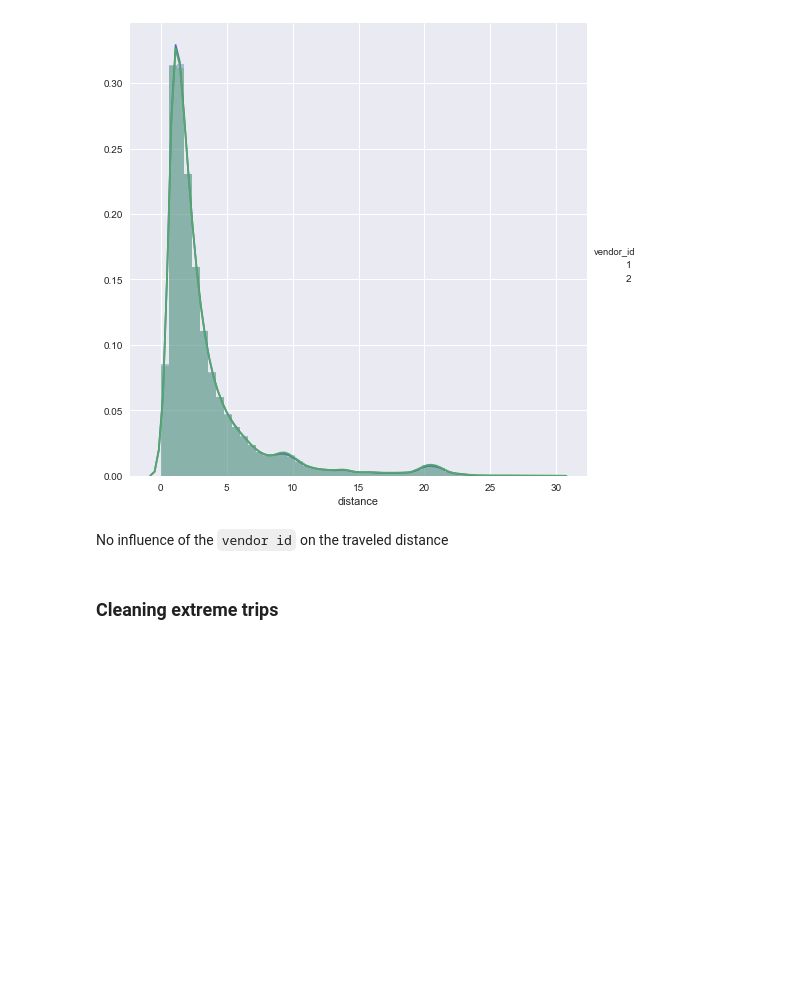
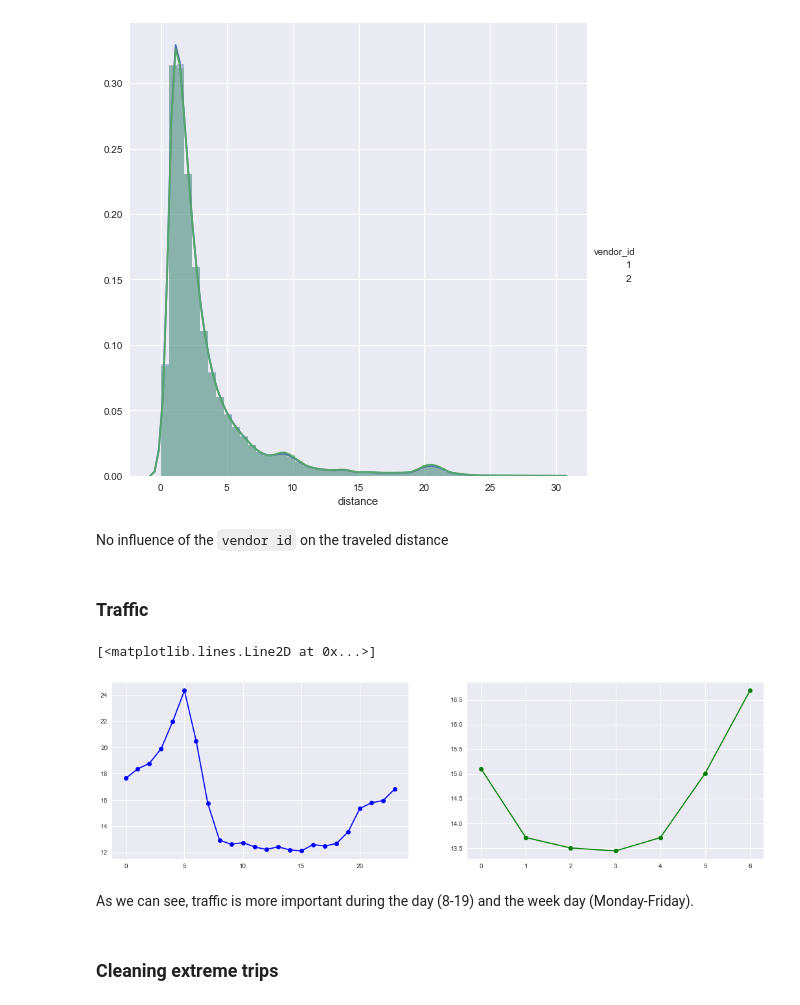
Before and after one commit to alexattia/Data-Science-Projects, a Jupyter notebook: KaggleTaxiTrip/Exploring the dataset.ipynb, the cells around one changed output. Saved outputs shown, nothing was run; the diff lists cells and outputs as text; code cells hidden in the pictures; blank space fills up the shorter version.

Commit message:
Add traffic during rush hours

```diff
--- a/KaggleTaxiTrip/Exploring the dataset.ipynb
+++ b/KaggleTaxiTrip/Exploring the dataset.ipynb
@@ -133,6 +143,17 @@ g.add_legend({'green': 'vendor 1', 'blue':"vendor 2"})
 [figure]
 # %% [markdown]
 No influence of the `vendor id` on the traveled distance
+# %% [markdown]
+### Traffic
+# %%
+f, ax = plt.subplots(ncols=2, figsize=(18,5))
+ax[0].plot(train.groupby('pickup_hour').mean()['mean_speed'], 'bo-')
+ax[1].plot(train.groupby('day').mean()['mean_speed'], 'go-')
+# %% [output]
+[<matplotlib.lines.Line2D at 0x...>]
+[figure, added]
+# %% [markdown]
+As we can see, traffic is more important during the day (8-19) and the week day (Monday-Friday).
 # %% [markdown]
 ### Cleaning extreme trips
 # %%
```
Also changed, not shown: parts of 11 cells of this notebook, 3 other files.
